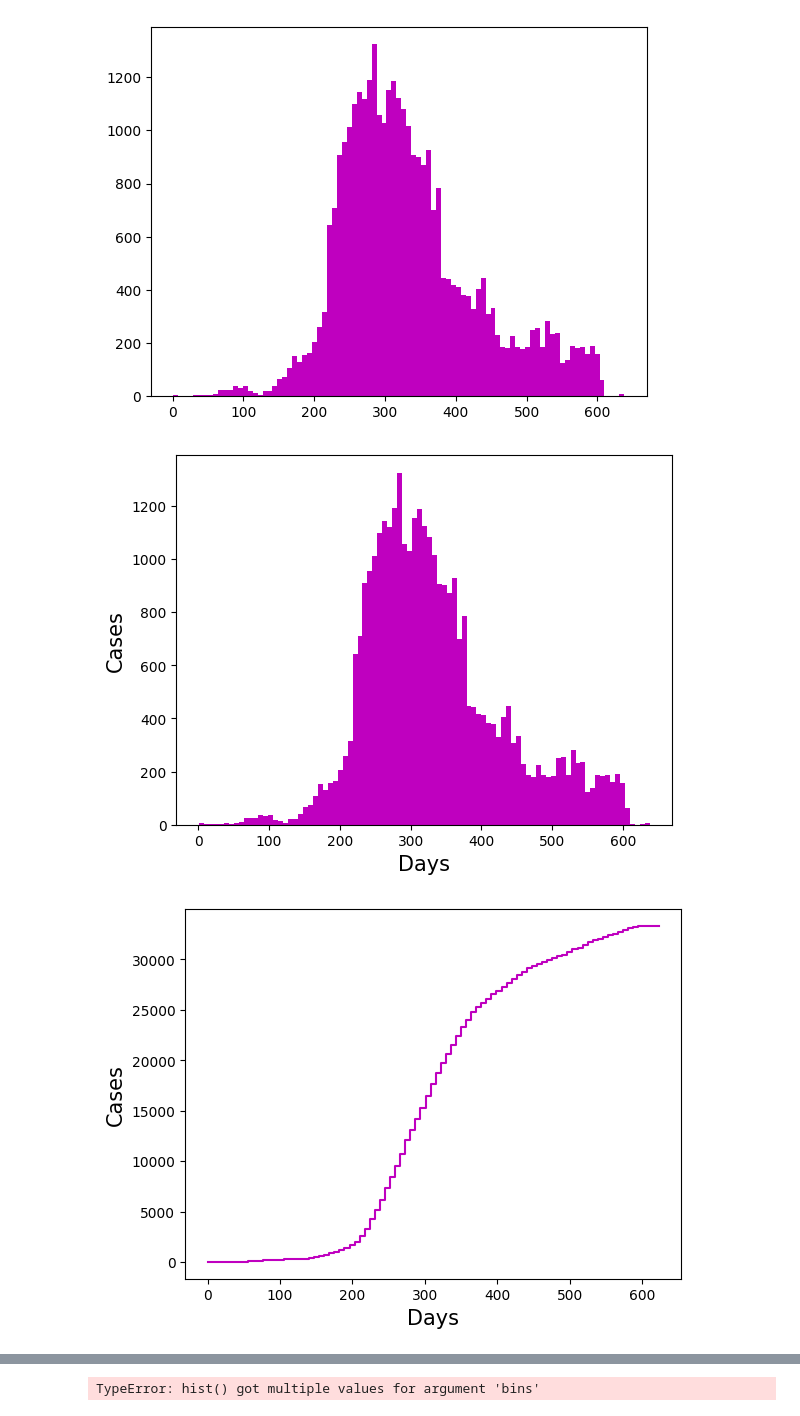
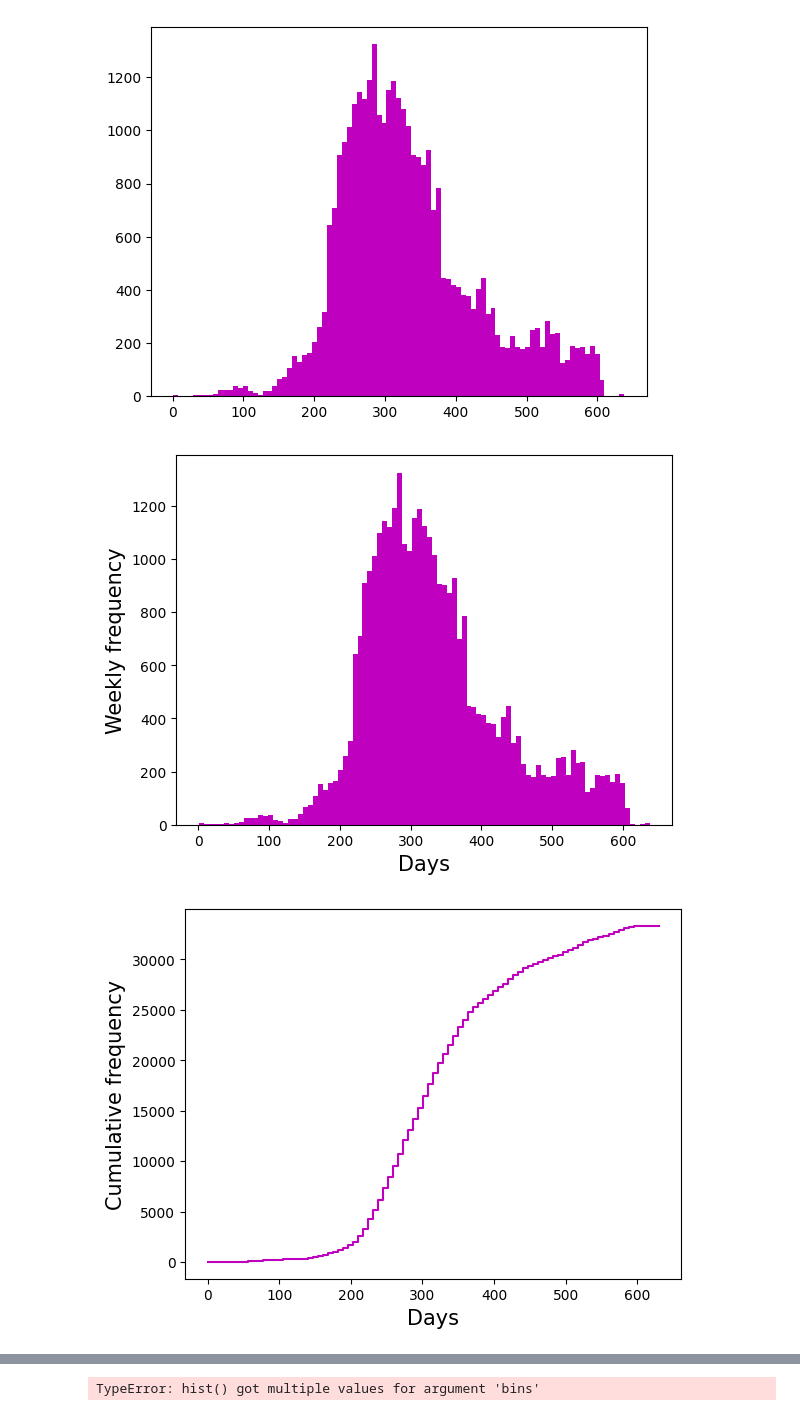
Before and after one commit to FormulaRabbit81/Group_Disease_2.0, a Jupyter notebook: Rough/Alex/ebola.ipynb, the cells around one changed output, grey strips where cells are left out. Cells and saved outputs as stored; diff of their text form; code cells hidden in the pictures.

Commit message:
plots weekly function

```diff
--- a/Rough/Alex/ebola.ipynb
+++ b/Rough/Alex/ebola.ipynb
@@ -87,21 +87,21 @@ print(counts)
 # %%
 def plots_weekly(event_times):
     plt.figure()
     counts, bins, bars = plt.hist(event_times, bins = range(1, event_times[-1], 7), color = 'm')
     plt.xlabel("Days", fontsize=15)
-    plt.ylabel("Cases", fontsize=15)
+    plt.ylabel("Weekly frequency", fontsize=15)
     plt.show()
-    a = [counts[0]]
+    cumulative_counts = np.cumsum(counts)
+    x_values = np.arange(0, len(cumulative_counts) * 7, 7)
+
     plt.figure()
-    for i in range(0,89):
-        a.append(a[i] + counts[i+1])
-    plt.step(range(0,630,7), a, color = 'm')
+    plt.step(x_values, cumulative_counts, color='m')
     plt.xlabel("Days", fontsize=15)
-    plt.ylabel("Cases", fontsize=15)
+    plt.ylabel("Cumulative frequency", fontsize=15)
     plt.show()
 
 
 plots_weekly(date_nums_all)
 # %% [output]
-[figure, old version]
+[figure, new version]
-[figure, old version]
+[figure, new version]
```
Also changed, not shown: parts of 2 cells of this notebook.
